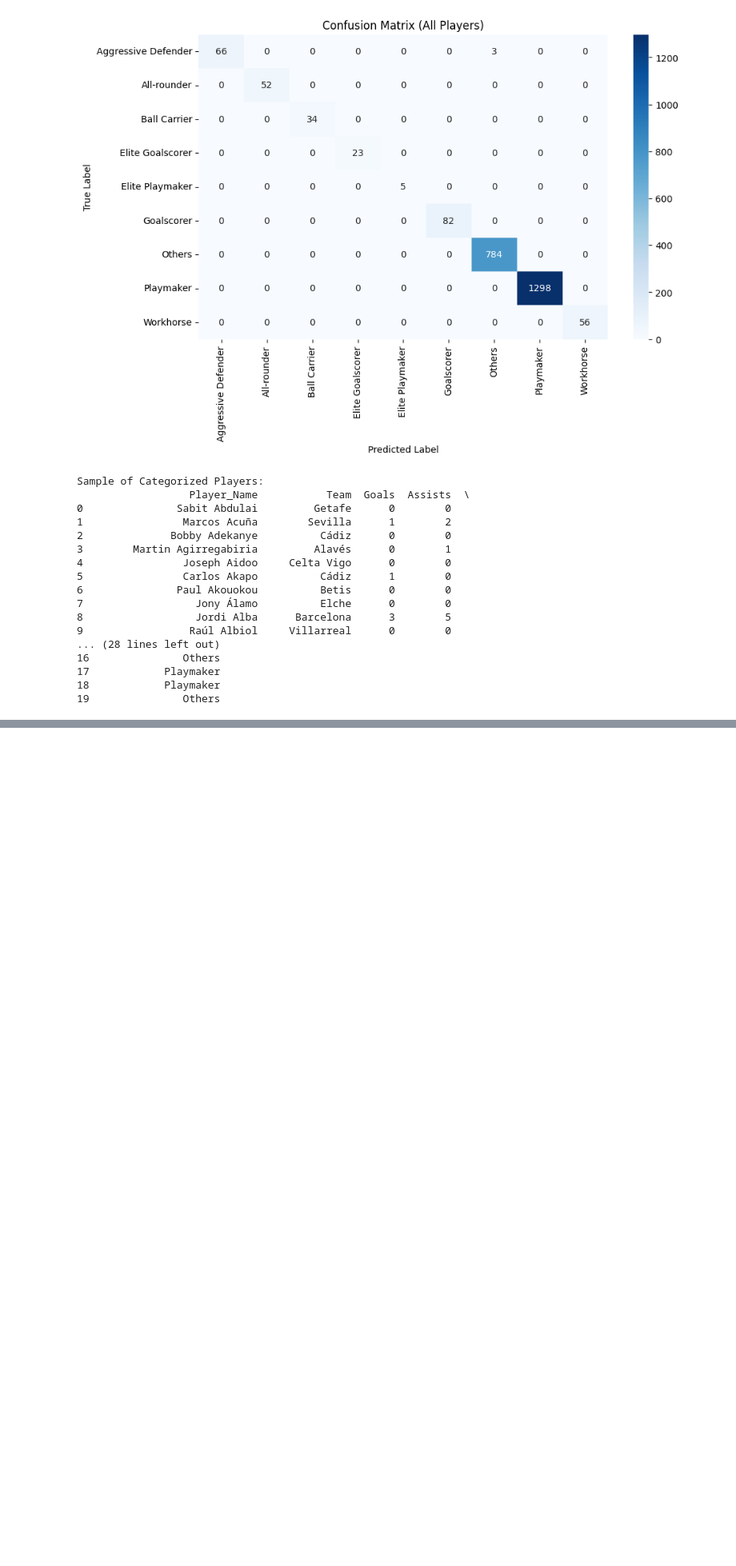
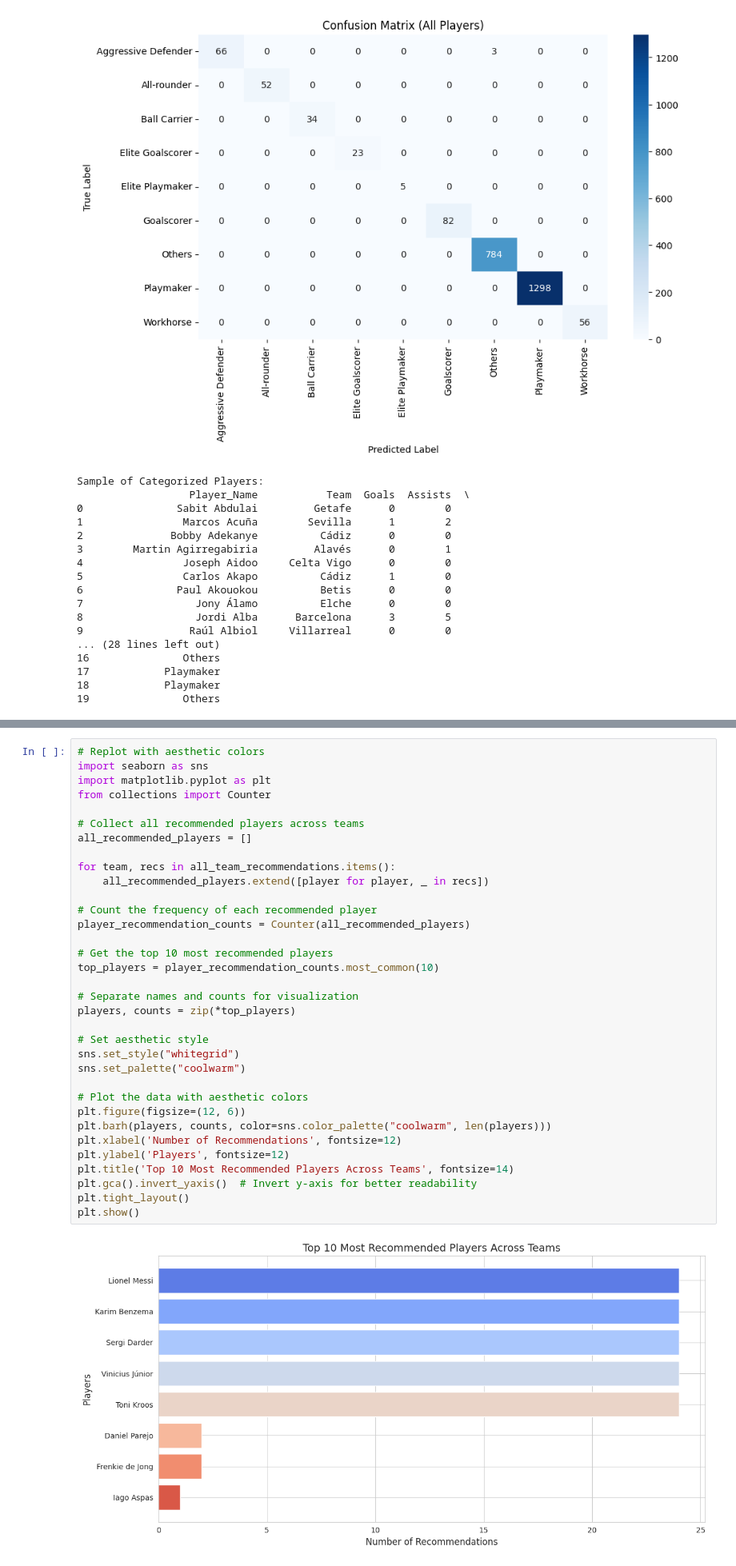
Before and after one commit to Mihirchauhan0709/Data_mining_Project, a Jupyter notebook: Seperated_Data/player_performance.ipynb, the cells around one changed output, grey strips where cells are left out. Shown at 80% size. Saved outputs shown, nothing was run; the diff lists cells and outputs as text; blank space fills up the shorter version.

```diff
--- a/Seperated_Data/player_performance.ipynb
+++ b/Seperated_Data/player_performance.ipynb
@@ -1850,0 +2062,36 @@ Sample of Categorized Players:
+# %%
+# Replot with aesthetic colors
+import seaborn as sns
+import matplotlib.pyplot as plt
+from collections import Counter
+
+# Collect all recommended players across teams
+all_recommended_players = []
+
+for team, recs in all_team_recommendations.items():
+    all_recommended_players.extend([player for player, _ in recs])
+
+# Count the frequency of each recommended player
+player_recommendation_counts = Counter(all_recommended_players)
+
+# Get the top 10 most recommended players
+top_players = player_recommendation_counts.most_common(10)
+
+# Separate names and counts for visualization
+players, counts = zip(*top_players)
+
+# Set aesthetic style
+sns.set_style("whitegrid")
+sns.set_palette("coolwarm")
+
+# Plot the data with aesthetic colors
+plt.figure(figsize=(12, 6))
+plt.barh(players, counts, color=sns.color_palette("coolwarm", len(players)))
+plt.xlabel('Number of Recommendations', fontsize=12)
+plt.ylabel('Players', fontsize=12)
+plt.title('Top 10 Most Recommended Players Across Teams', fontsize=14)
+plt.gca().invert_yaxis()  # Invert y-axis for better readability
+plt.tight_layout()
+plt.show()
+# %% [output]
+[figure, added]
```
Also changed, not shown: parts of 30 cells of this notebook.
